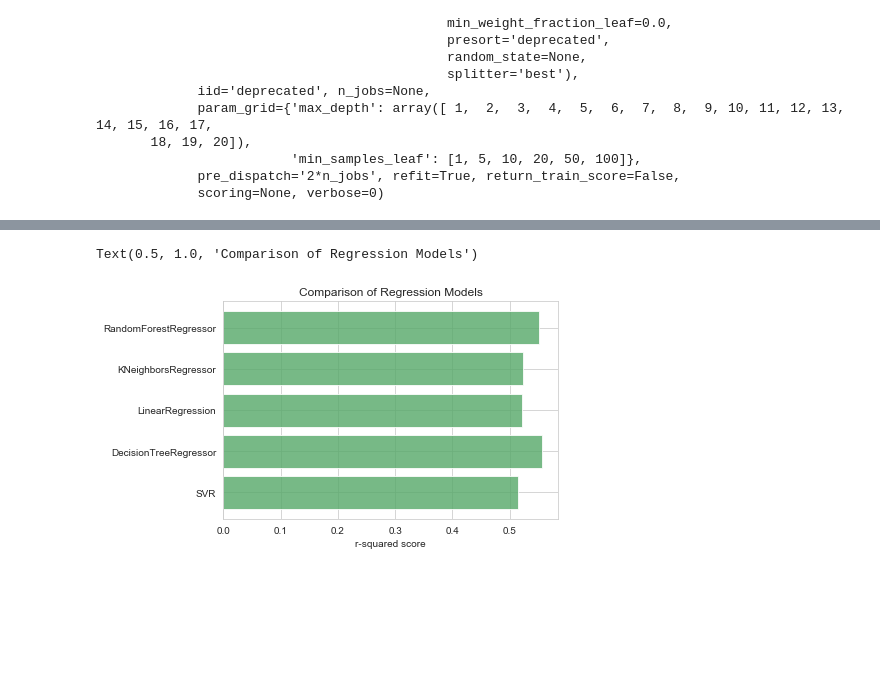
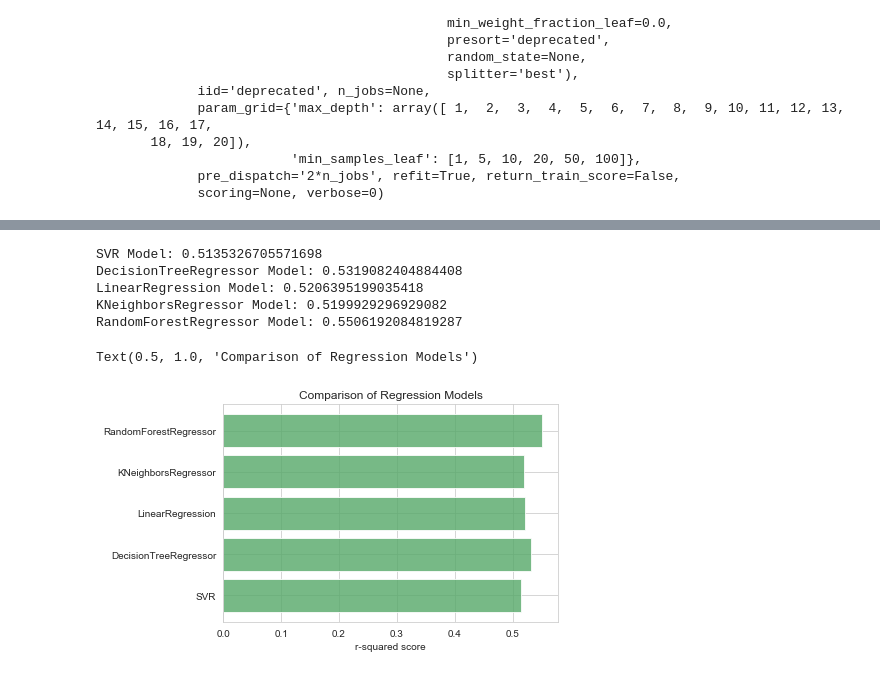
Before and after one commit to atalebizadeh/DS-Career-Track, a Jupyter notebook: Capstone Project 2/Austin Airbnb/Airbnb Scaling and Modeling.ipynb, the cells around one changed output, grey strips where cells are left out. Saved outputs shown, nothing was run; the diff lists cells and outputs as text; code cells hidden in the pictures; blank space fills up the shorter version.

```diff
--- a/Capstone Project 2/Austin Airbnb/Airbnb Scaling and Modeling.ipynb
+++ b/Capstone Project 2/Austin Airbnb/Airbnb Scaling and Modeling.ipynb
@@ -95,6 +95,6 @@ log_y.hist()
 [figure]
 # %%
 # Create dummy variables for 'room type', 'superhost' and 'region'
-features = pd.get_dummies(features)
+features = pd.get_dummies(features, drop_first=True)
 features.head()
 # %% [output]
@@ -159,7 +159,7 @@ models = [SVR(kernel='linear'),
           DecisionTreeRegressor(max_depth= 7, min_samples_leaf= 10),
           LinearRegression(),
           KNeighborsRegressor(n_neighbors=7),
-          RandomForestRegressor(n_estimators=100)]
+          RandomForestRegressor(n_estimators=500, random_state=42)]
 
 results = {}
 
@@ -355,15 +355,24 @@ Validation r2: 0.5754
 # %%
+for model, result in results.items():
+    #print(model, result)
+    print('{} Model: {}'.format(model, result))
+
 fig, ax = plt.subplots()
 
 ind = range(len(results))
 ax.barh(ind, list(results.values()), align='center',
         color = '#55a868', alpha=0.8)
 ax.set_yticks(ind)
 ax.set_yticklabels(results.keys())
 ax.set_xlabel('r-squared score')
 ax.tick_params(left=False, top=False, right=False)
 ax.set_title('Comparison of Regression Models')
 #fig.savefig('images/compare_models.png', bbox_inches = 'tight')
 # %% [output]
-Text(0.5, 1.0, 'Comparison of Regression Models')
+SVR Model: 0.5135326705571698
+DecisionTreeRegressor Model: 0.5319082404884408
+LinearRegression Model: 0.5206395199035418
+KNeighborsRegressor Model: 0.5199929296929082
+RandomForestRegressor Model: 0.5506192084819287
+Text(0.5, 1.0, 'Comparison of Regression Models')
-[figure, old version]
+[figure, new version]
```
Also changed, not shown: parts of 12 cells of this notebook.
